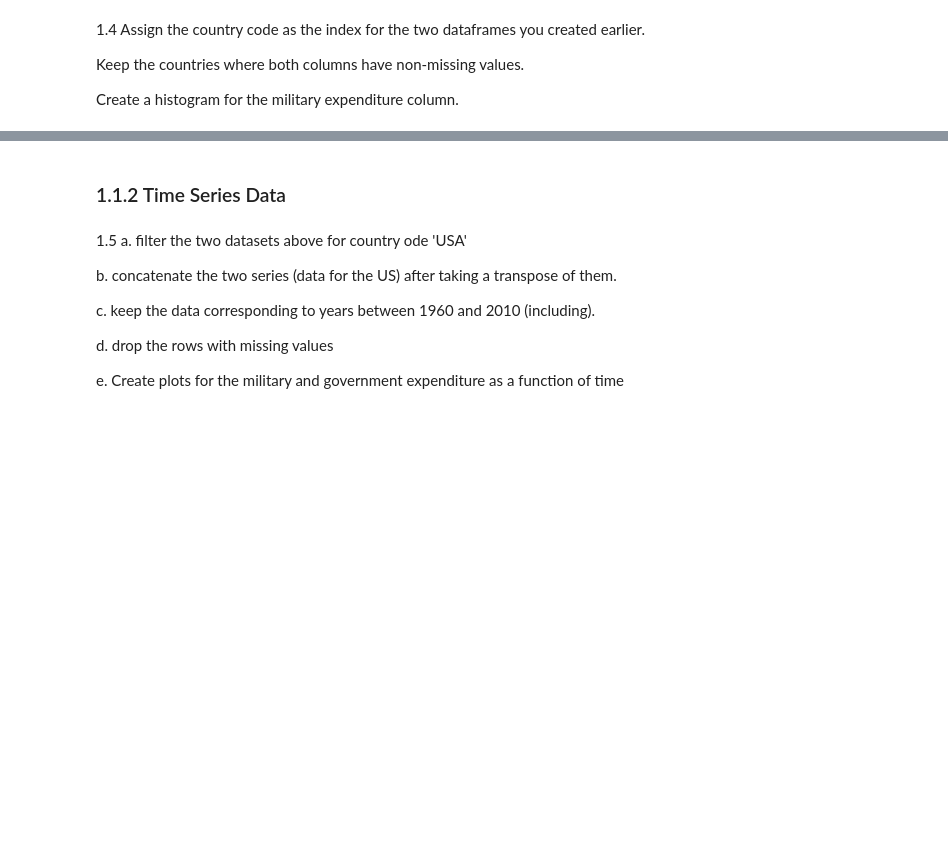
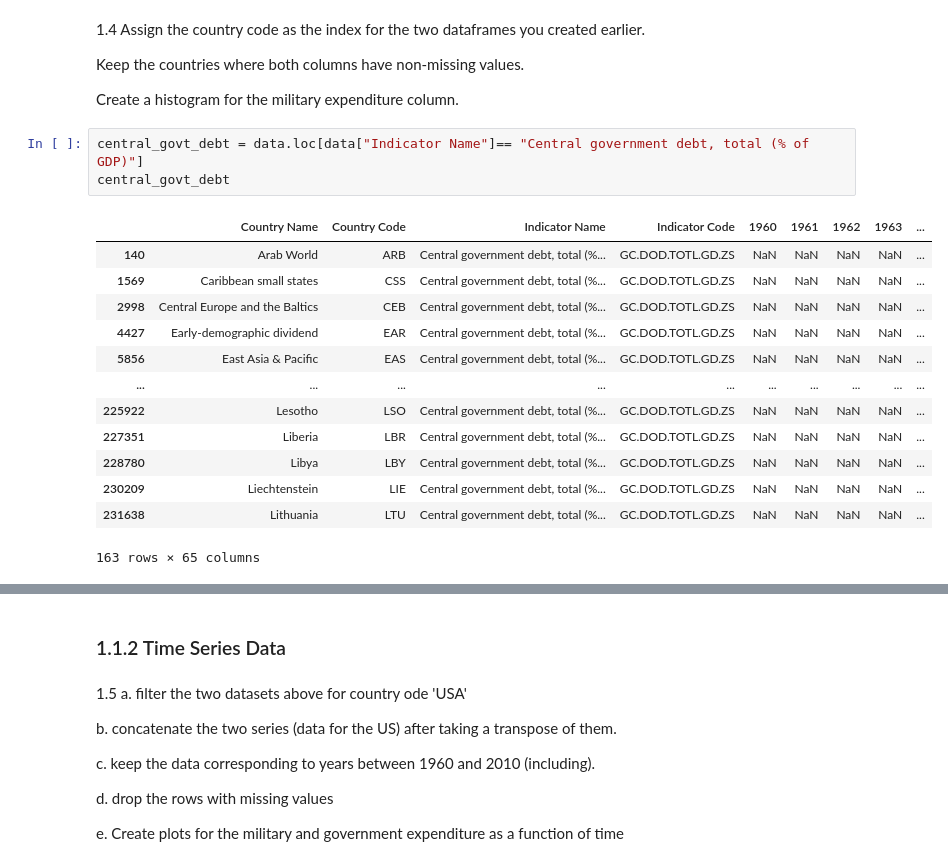
Before and after one commit to jash-ai/PYTHON, a Jupyter notebook: Time_Series_Session_1_Meetup_St.ipynb, the cells around one changed output, grey strips where cells are left out. Cells and saved outputs as stored; diff of their text form; blank space fills up the shorter version.

```diff
--- a/Time_Series_Session_1_Meetup_St.ipynb
+++ b/Time_Series_Session_1_Meetup_St.ipynb
@@ -44,3 +61,20 @@ Create a new dataframe where indicator name is 'Military expenditure (% of GDP)'
 Keep the countries where both columns have non-missing values.
 
 Create a histogram for the military expenditure column.
+# %%
+central_govt_debt = data.loc[data["Indicator Name"]== "Central government debt, total (% of GDP)"]
+central_govt_debt
+# %% [output]
+|  | Country Name | Country Code | Indicator Name | Indicator Code | 1960 | 1961 | 1962 | 1963 | ... |
+| 140 | Arab World | ARB | Central government debt, total (%... | GC.DOD.TOTL.GD.ZS | NaN | NaN | NaN | NaN | ... |
+| 1569 | Caribbean small states | CSS | Central government debt, total (%... | GC.DOD.TOTL.GD.ZS | NaN | NaN | NaN | NaN | ... |
+| 2998 | Central Europe and the Baltics | CEB | Central government debt, total (%... | GC.DOD.TOTL.GD.ZS | NaN | NaN | NaN | NaN | ... |
+| 4427 | Early-demographic dividend | EAR | Central government debt, total (%... | GC.DOD.TOTL.GD.ZS | NaN | NaN | NaN | NaN | ... |
+| 5856 | East Asia & Pacific | EAS | Central government debt, total (%... | GC.DOD.TOTL.GD.ZS | NaN | NaN | NaN | NaN | ... |
+| ... | ... | ... | ... | ... | ... | ... | ... | ... | ... |
+| 225922 | Lesotho | LSO | Central government debt, total (%... | GC.DOD.TOTL.GD.ZS | NaN | NaN | NaN | NaN | ... |
+| 227351 | Liberia | LBR | Central government debt, total (%... | GC.DOD.TOTL.GD.ZS | NaN | NaN | NaN | NaN | ... |
+| 228780 | Libya | LBY | Central government debt, total (%... | GC.DOD.TOTL.GD.ZS | NaN | NaN | NaN | NaN | ... |
+| 230209 | Liechtenstein | LIE | Central government debt, total (%... | GC.DOD.TOTL.GD.ZS | NaN | NaN | NaN | NaN | ... |
+| 231638 | Lithuania | LTU | Central government debt, total (%... | GC.DOD.TOTL.GD.ZS | NaN | NaN | NaN | NaN | ... |
+163 rows × 65 columns
```
Also changed, not shown: parts of 5 cells of this notebook.
